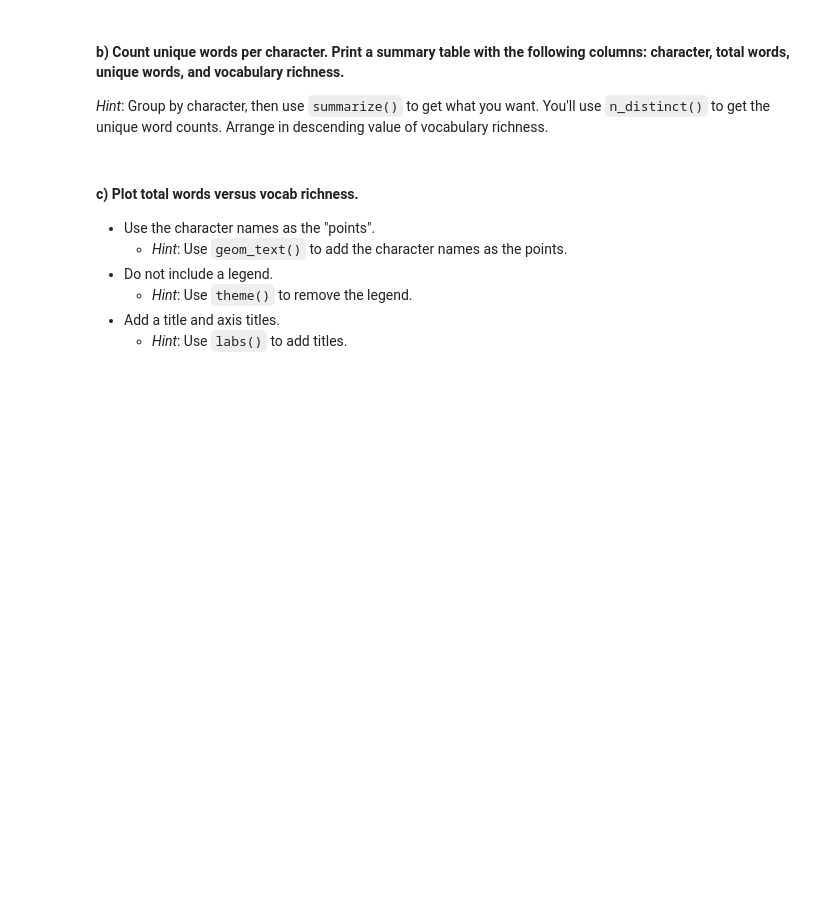
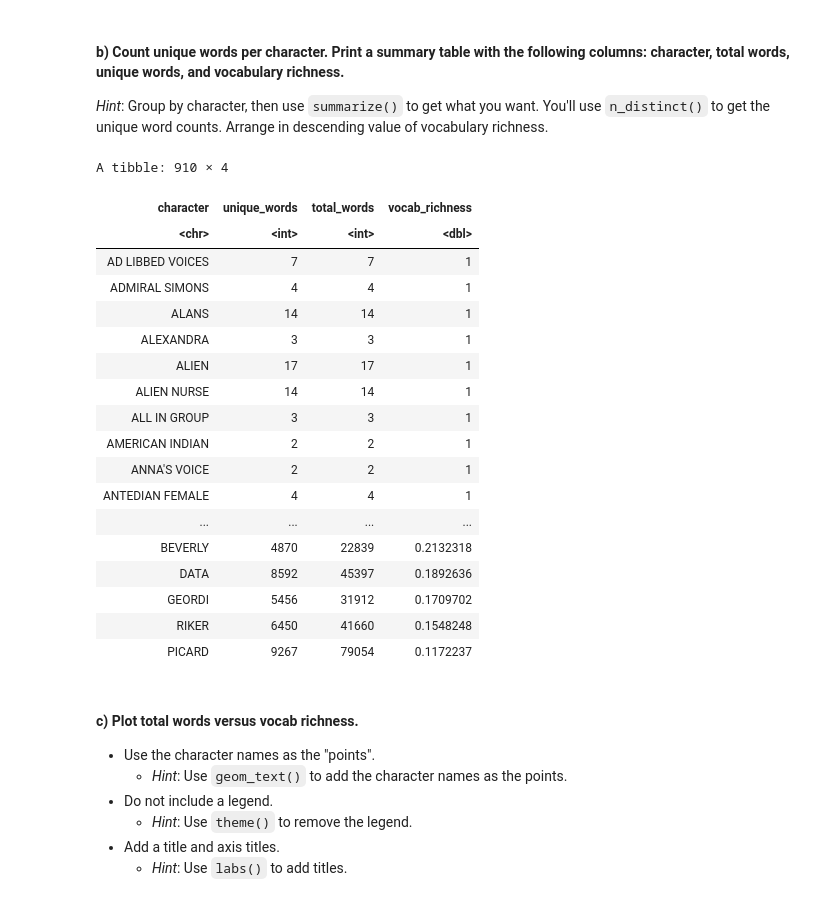
Before and after one commit to DudhiData/BIOS512, a Jupyter notebook: HW5/BIOS512_HW6.ipynb, the cells around one changed output. Saved outputs shown, nothing was run; the diff lists cells and outputs as text; code cells hidden in the pictures; blank space fills up the shorter version.

```diff
--- a/HW5/BIOS512_HW6.ipynb
+++ b/HW5/BIOS512_HW6.ipynb
@@ -110,6 +149,30 @@ stop_words <- c(
 # %% [markdown]
 #### b) Count unique words per character. Print a summary table with the following columns: character, total words, unique words, and vocabulary richness.
 *Hint*: Group by character, then use `summarize()` to get what you want. You'll use `n_distinct()` to get the unique word counts. Arrange in descending value of vocabulary richness.
+# %%
+tokens <- tokens %>% group_by(character) %>% summarize(unique_words = n_distinct(word), total_words = n(), vocab_richness = unique_words/total_words) %>%
+arrange(desc(vocab_richness))
+tokens
+# %% [output]
+A tibble: 910 × 4
+| character | unique_words | total_words | vocab_richness |
+| <chr> | <int> | <int> | <dbl> |
+| AD LIBBED VOICES | 7 | 7 | 1 |
+| ADMIRAL SIMONS | 4 | 4 | 1 |
+| ALANS | 14 | 14 | 1 |
+| ALEXANDRA | 3 | 3 | 1 |
+| ALIEN | 17 | 17 | 1 |
+| ALIEN NURSE | 14 | 14 | 1 |
+| ALL IN GROUP | 3 | 3 | 1 |
+| AMERICAN INDIAN | 2 | 2 | 1 |
+| ANNA'S VOICE | 2 | 2 | 1 |
+| ANTEDIAN FEMALE | 4 | 4 | 1 |
+| ... | ... | ... | ... |
+| BEVERLY | 4870 | 22839 | 0.2132318 |
+| DATA | 8592 | 45397 | 0.1892636 |
+| GEORDI | 5456 | 31912 | 0.1709702 |
+| RIKER | 6450 | 41660 | 0.1548248 |
+| PICARD | 9267 | 79054 | 0.1172237 |
 # %% [markdown]
 #### c) Plot total words versus vocab richness.
 -   Use the character names as the "points".
```
Also changed, not shown: parts of 11 cells of this notebook.
